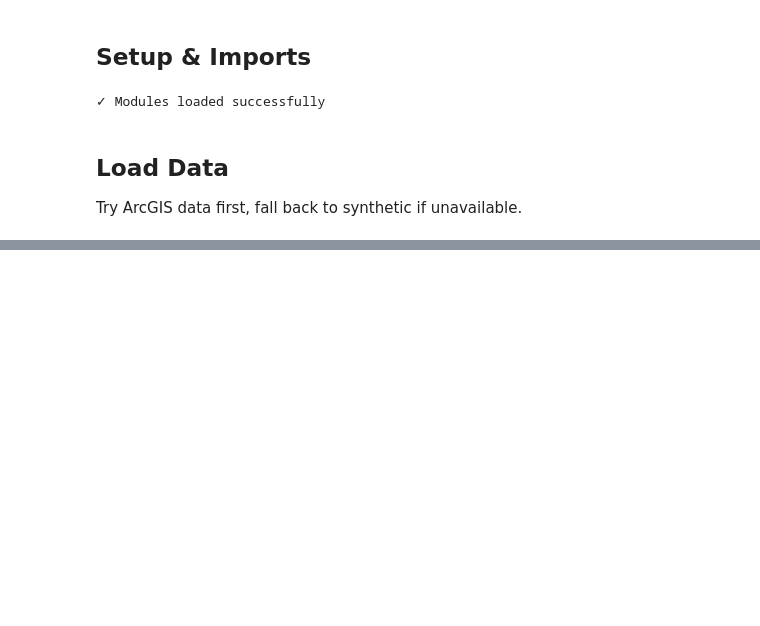
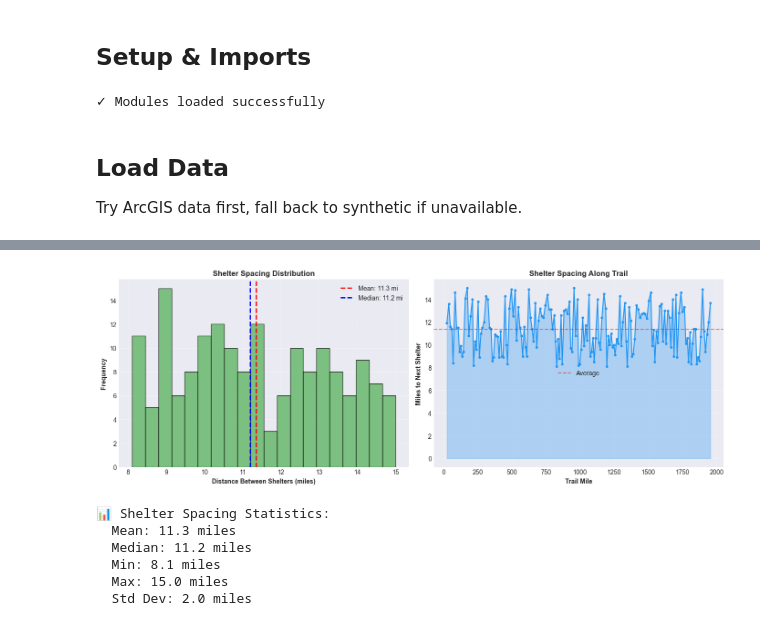
Before and after one commit to poglesbyg/251104, a Jupyter notebook: arcgis_enhanced_analysis.ipynb, the cells around one changed output, grey strips where cells are left out. Cells and saved outputs as stored; diff of their text form; code cells hidden in the pictures; blank space fills up the shorter version.

```diff
--- a/arcgis_enhanced_analysis.ipynb
+++ b/arcgis_enhanced_analysis.ipynb
@@ -91,0 +110,19 @@ Elevation: 0 - 4854 ft
+# %%
+# Create analyzer - this adds grade_percent, elev_change, difficulty columns
+print("Initializing Trail Analyzer...")
+analyzer = TrailAnalyzer(df)
+
+# Now df has enriched data
+df = analyzer.df  # Use the enriched dataframe with calculated metrics
+
+print(f"✓ Analyzer initialized")
+print(f"  Added columns: grade_percent, elev_change, difficulty, cumulative_gain, etc.")
+print(f"\n📊 Difficulty Distribution:")
+print(df['difficulty'].value_counts())
+
+# Quick stats
+summary = analyzer.get_summary_statistics()
+print(f"\n⛰️  Trail Summary:")
+print(f"  Total elevation gain: {summary['total_elevation_gain_ft']:,.0f} feet")
+print(f"  Average grade: {summary['avg_grade_percent']:.2f}%")
+print(f"  Max grade: {summary['max_grade_percent']:.2f}%")
@@ -91,0 +210,45 @@ Elevation: 0 - 4854 ft
+# %%
+# Analyze shelter spacing
+spacing = shelters_df['mile'].diff().dropna()
+
+fig, axes = plt.subplots(1, 2, figsize=(14, 5))
+
+# Histogram of spacing
+ax1 = axes[0]
+ax1.hist(spacing, bins=20, color='#4CAF50', edgecolor='black', alpha=0.7)
+ax1.axvline(spacing.mean(), color='red', linestyle='--', linewidth=2, label=f'Mean: {spacing.mean():.1f} mi')
+ax1.axvline(spacing.median(), color='blue', linestyle='--', linewidth=2, label=f'Median: {spacing.median():.1f} mi')
+ax1.set_xlabel('Distance Between Shelters (miles)', fontweight='bold')
+ax1.set_ylabel('Frequency', fontweight='bold')
+ax1.set_title('Shelter Spacing Distribution', fontweight='bold', fontsize=12)
+ax1.legend()
+ax1.grid(True, alpha=0.3)
+
+# Spacing along trail
+ax2 = axes[1]
+ax2.plot(shelters_df['mile'][1:], spacing, marker='o', linestyle='-', color='#2196F3', markersize=3)
+ax2.axhline(spacing.mean(), color='red', linestyle='--', alpha=0.5, label='Average')
+ax2.fill_between(shelters_df['mile'][1:], 0, spacing, alpha=0.3, color='#2196F3')
+ax2.set_xlabel('Trail Mile', fontweight='bold')
+ax2.set_ylabel('Miles to Next Shelter', fontweight='bold')
+ax2.set_title('Shelter Spacing Along Trail', fontweight='bold', fontsize=12)
+ax2.legend()
+ax2.grid(True, alpha=0.3)
+
+plt.tight_layout()
+plt.show()
+
+print(f"\n📊 Shelter Spacing Statistics:")
+print(f"  Mean: {spacing.mean():.1f} miles")
+print(f"  Median: {spacing.median():.1f} miles")
+print(f"  Min: {spacing.min():.1f} miles")
+print(f"  Max: {spacing.max():.1f} miles")
+print(f"  Std Dev: {spacing.std():.1f} miles")
+# %% [output]
+[figure, added]
+📊 Shelter Spacing Statistics:
+  Mean: 11.3 miles
+  Median: 11.2 miles
+  Min: 8.1 miles
+  Max: 15.0 miles
+  Std Dev: 2.0 miles
```
Also changed, not shown: parts of 40 cells of this notebook, 8 other files.
